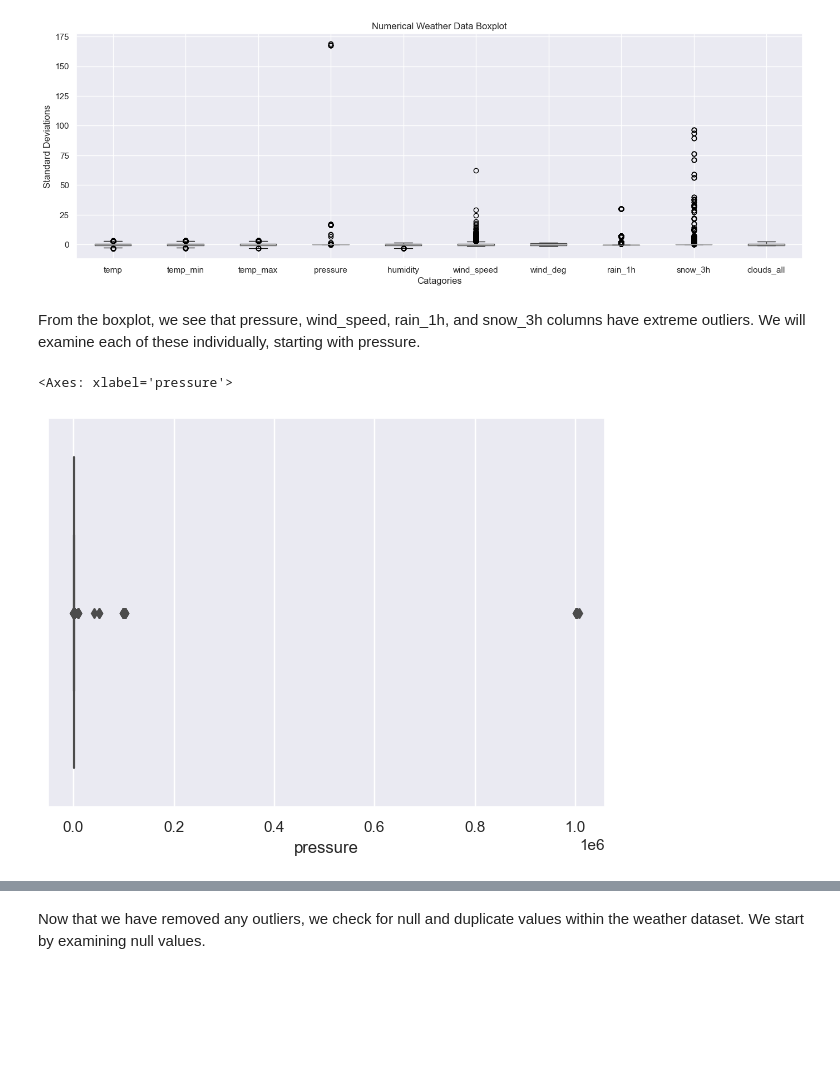
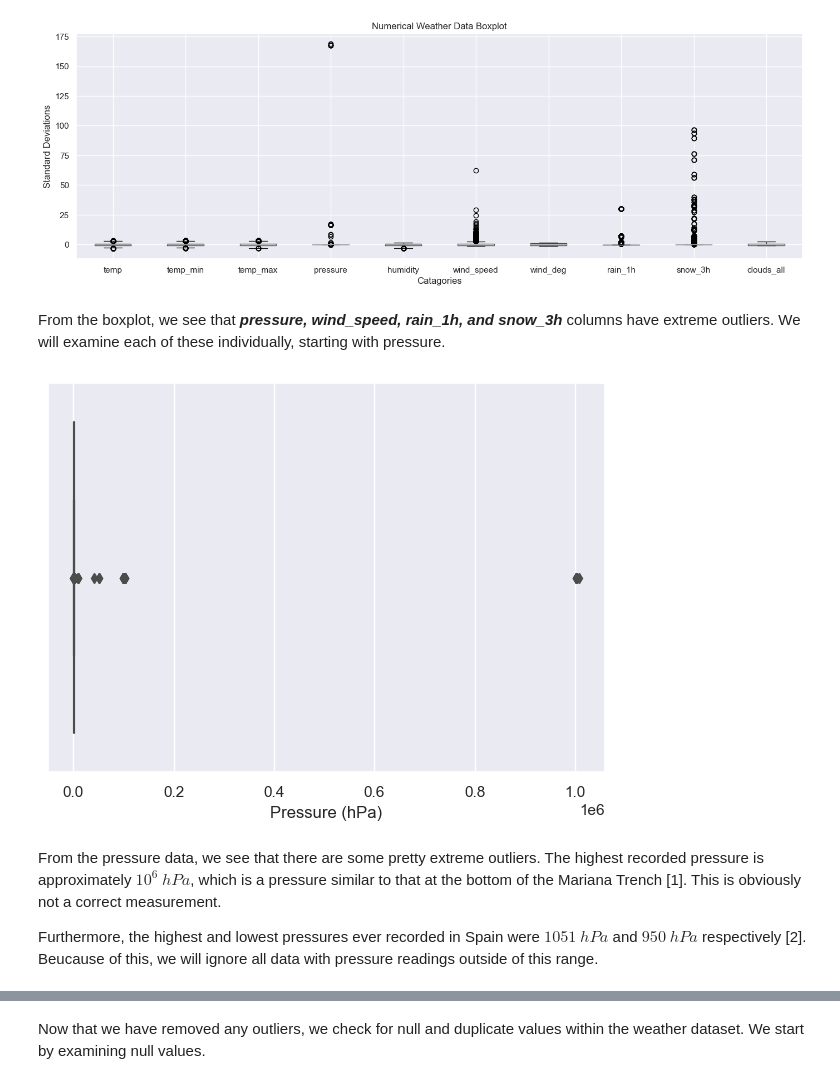
Before and after one commit to MaxBodley/spain-power-forecast, a Jupyter notebook: Analysis.ipynb, the cells around one changed output, grey strips where cells are left out. Drawn from its saved outputs; the diff is of its cells as text; code cells hidden in the pictures; blank space fills up the shorter version.

```diff
--- a/Analysis.ipynb
+++ b/Analysis.ipynb
@@ -228,11 +213,16 @@ plt.show()
 # %% [output]
 [figure]
 # %% [markdown]
-From the boxplot, we see that pressure, wind_speed, rain_1h, and snow_3h columns have extreme outliers. We will examine each of these individually, starting with pressure.
+From the boxplot, we see that ***pressure, wind_speed, rain_1h, and snow_3h*** columns have extreme outliers. We will examine each of these individually, starting with pressure.
 # %%
-# Pressure data boxplot.
+# Pressure data boxplot
 sns.boxplot(x = weather_df['pressure'])
+plt.xlabel('Pressure (hPa)')
+plt.show()
 # %% [output]
-<Axes: xlabel='pressure'>
-[figure, old version]
+[figure, new version]
+# %% [markdown]
+From the pressure data, we see that there are some pretty extreme outliers. The highest recorded pressure is approximately $ 10^6~hPa$, which is a pressure similar to that at the bottom of the Mariana Trench [1]. This is obviously not a correct measurement.
+
+Furthermore, the highest and lowest pressures ever recorded in Spain were $1051~hPa$  and $950~hPa$ respectively [2]. Beucause of this, we will ignore all data with pressure readings outside of this range.
 # %%
```
Also changed, not shown: parts of 24 cells of this notebook.
